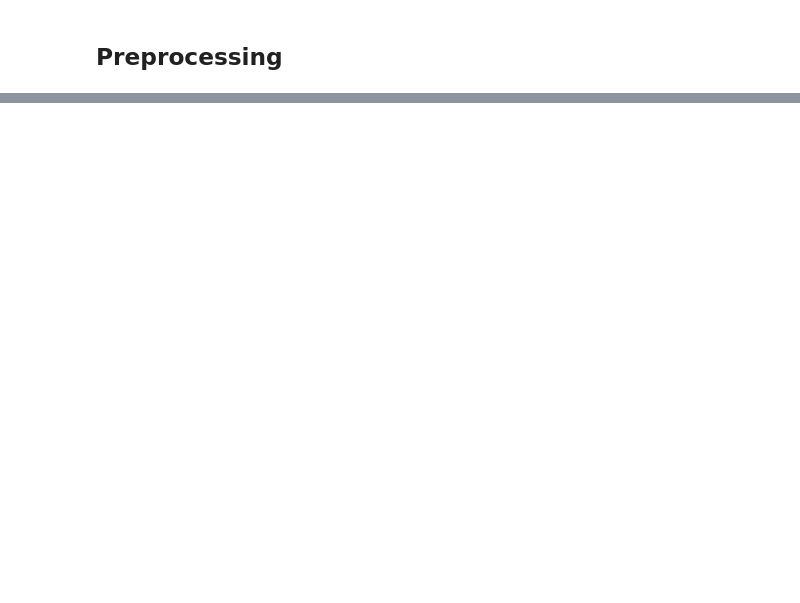
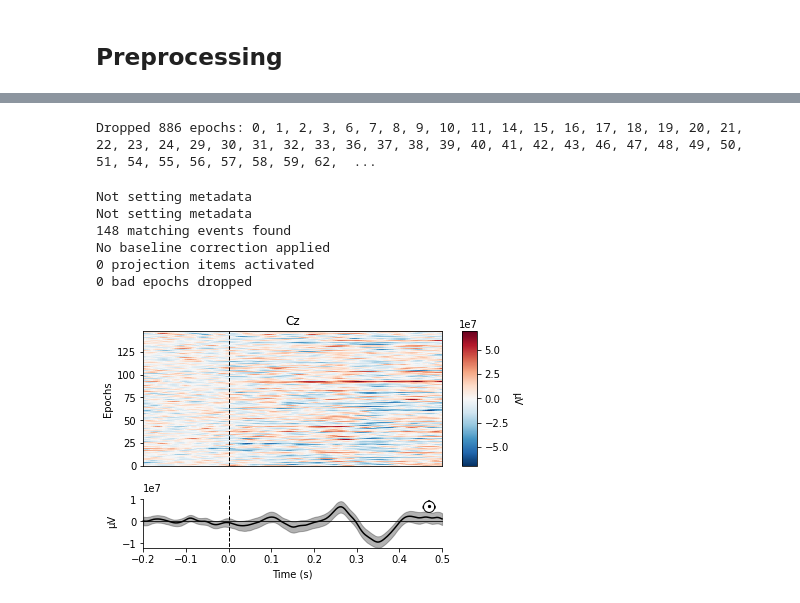
Before and after one commit to esbenkc/P300-Tweaks, a Jupyter notebook: src/mne/mne-viz.ipynb, the cells around one changed output, grey strips where cells are left out. Cells and saved outputs as stored; diff of their text form; code cells hidden in the pictures; blank space fills up the shorter version.

```diff
--- a/src/mne/mne-viz.ipynb
+++ b/src/mne/mne-viz.ipynb
@@ -115,0 +94,3 @@ Event IDs: [1]
+# %%
+reject_criteria = dict(eeg=200)       # 150 µV
+epochs = mne.Epochs(raw, events, event_id=event_dict, tmin=-0.2, tmax=0.5, reject=reject_criteria, preload=True)
@@ -115,0 +115,17 @@ Event IDs: [1]
+# %%
+conds_we_care_about = ['Target', 'Non-target']
+epochs.equalize_event_counts(conds_we_care_about)
+target_epochs = epochs['Target']
+notarget_epochs = epochs['Non-target']
+# %% [output]
+Dropped 886 epochs: 0, 1, 2, 3, 6, 7, 8, 9, 10, 11, 14, 15, 16, 17, 18, 19, 20, 21, 22, 23, 24, 29, 30, 31, 32, 33, 36, 37, 38, 39, 40, 41, 42, 43, 46, 47, 48, 49, 50, 51, 54, 55, 56, 57, 58, 59, 62,  ...
+# %%
+_=target_epochs.plot_image(picks='Cz')
+# %% [output]
+Not setting metadata
+Not setting metadata
+148 matching events found
+No baseline correction applied
+0 projection items activated
+0 bad epochs dropped
+[figure, added]
```
Also changed, not shown: parts of 18 cells of this notebook, 6 other files.
